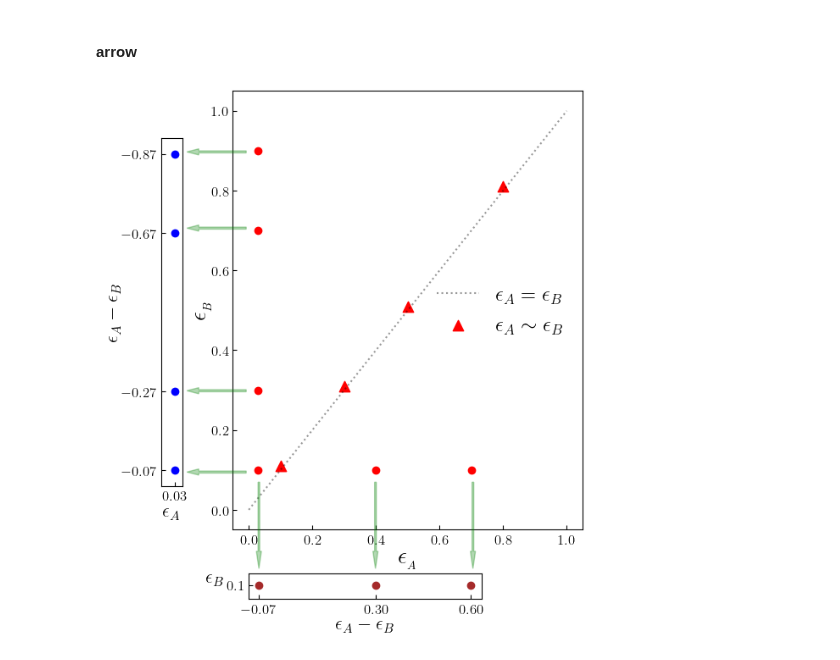
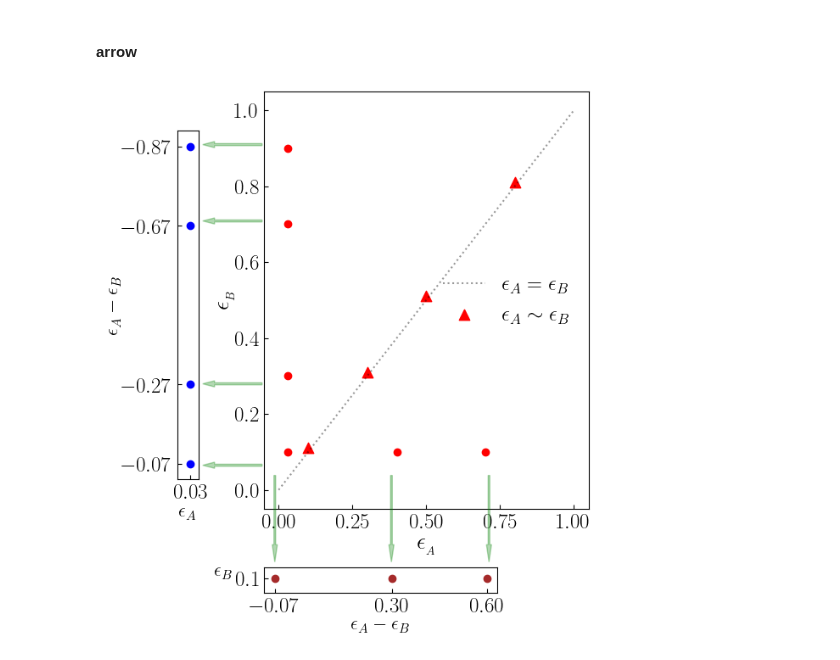
Before and after one commit to rahmahi/Chimera_Time_Crystal, a Jupyter notebook: codes/new_algo/regional_ea_eb/eaeb/eaeb_grid.ipynb, the cells around one changed output. Drawn from its saved outputs; the diff is of its cells as text; code cells hidden in the pictures.

```diff
--- a/codes/new_algo/regional_ea_eb/eaeb/eaeb_grid.ipynb
+++ b/codes/new_algo/regional_ea_eb/eaeb/eaeb_grid.ipynb
@@ -94,7 +94,7 @@ import numpy as np
 
 # Update the default parameters
 plt.rcParams.update({"figure.figsize": (5, 6), "text.usetex": True, "font.family": "sans-serif",
-                     "font.size": 12, "font.sans-serif": ["Helvetica"]})
+                     "font.size": 18, "font.sans-serif": ["Helvetica"]})
 
 # Data
 
@@ -140,32 +140,32 @@ ax_bottom.scatter(bottom_xdata-bottom_ydata, bottom_ydata, color='brown')
 ax_bottom.set_ylabel(r"$\epsilon_B$", labelpad = 10, fontsize=16, rotation = 0)
 ax_bottom.set_xlabel(r"$\epsilon_A-\epsilon_B$", labelpad = 0, fontsize=16)
 ax_bottom.yaxis.set_label_position('left')
 ax_bottom.set_ylim(-0.15, 0.3)
 ax_bottom.set_yticks([0.1])
 ax_bottom.set_xticks(bottom_xdata-bottom_ydata)
 ax_bottom.tick_params(axis='both', direction='in')
 
 # Add an arrow spanning across subplots
 arrow = plt.Arrow(0.17, 0.85, -0.14, 0.0, width=0.02, color='green', alpha = 0.3)
 fig.add_artist(arrow)
 arrow = plt.Arrow(0.17, 0.7, -0.14, 0.0, width=0.02, color='green', alpha = 0.3)
 fig.add_artist(arrow)
 arrow = plt.Arrow(0.17, 0.38, -0.14, 0.0, width=0.02, color='green', alpha = 0.3)
 fig.add_artist(arrow)
 arrow = plt.Arrow(0.17, 0.22, -0.14, 0.0, width=0.02, color='green', alpha = 0.3)
 fig.add_artist(arrow)
 
 arrow = plt.Arrow(0.2, .2, 0.0, -0.17, width=0.02, color='green', alpha = 0.3)
 fig.add_artist(arrow)
 arrow = plt.Arrow(0.475, .2, 0.0, -0.17, width=0.02, color='green', alpha = 0.3)
 fig.add_artist(arrow)
 arrow = plt.Arrow(0.705, .2, 0.0, -0.17, width=0.02, color='green', alpha = 0.3)
 fig.add_artist(arrow)
 # Adjust layout
 plt.tight_layout()
 
 # Save and show
-#plt.savefig('eaeb_grid_with_subplots_right_bottom.svg', bbox_inches='tight', pad_inches=0.0, dpi=600)
+plt.savefig('eaeb_grid_with_subplots_right_bottom.svg', bbox_inches='tight', pad_inches=0.0, dpi=300)
 plt.show()
 # %% [output]
-[figure, old version]
+[figure, new version]
```
Also changed, not shown: parts of 1 cell of this notebook, 7 other files.
